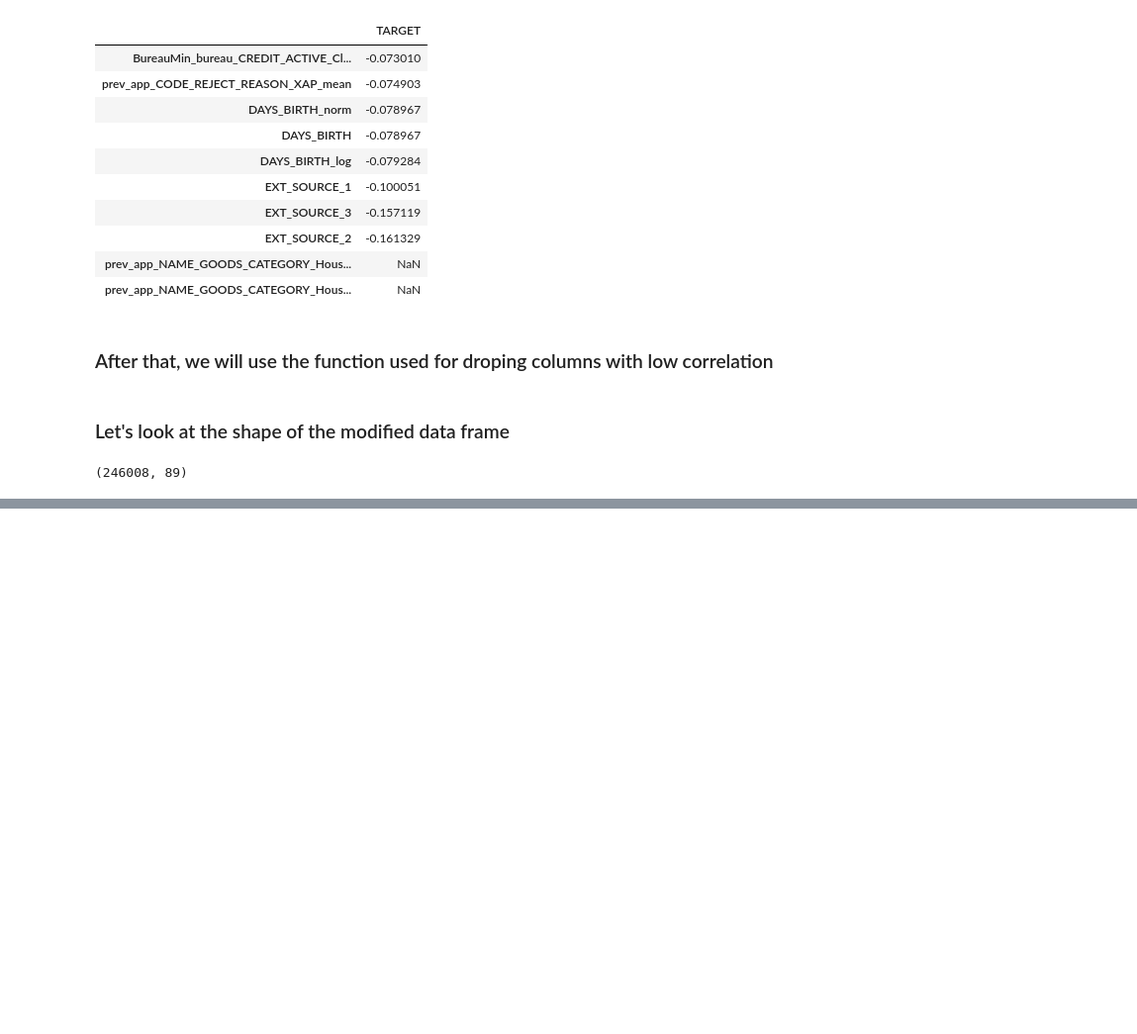
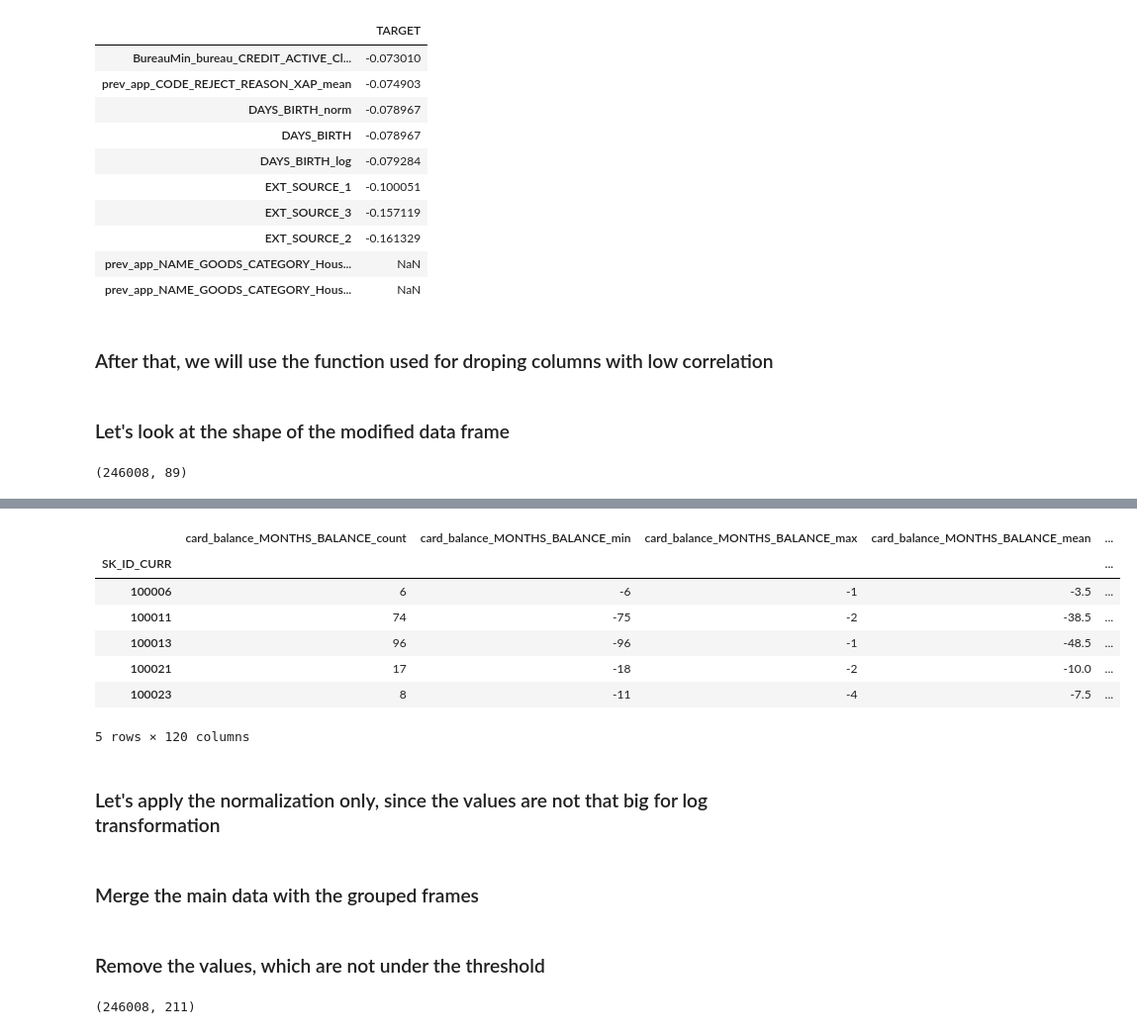
Before and after one commit to IML-Project/Home_Credit_Default_Risk_Project, a Jupyter notebook: FeatureEngineering.ipynb, the cells around one changed output, grey strips where cells are left out. Shown: that part at 99% size. Drawn from its saved outputs; the diff is of its cells as text; code cells hidden in the pictures; blank space fills up the shorter version.

```diff
--- a/FeatureEngineering.ipynb
+++ b/FeatureEngineering.ipynb
@@ -761,0 +834,5 @@ main_data.to_csv('./featureData.csv')
+# %%
+card_bal_obj_numr = group_numeric_values(credit_card_balance,
+                                      'card_balance',
+                                      groupby_id = 'SK_ID_CURR',
+                                      grouping_statistics = ['count', 'min', 'max', 'mean', 'median', 'sum'])
@@ -761,0 +860,13 @@ main_data.to_csv('./featureData.csv')
+# %%
+card_bal_obj_numr.head(5)
+# %% [output]
+|  | card_balance_MONTHS_BALANCE_count | card_balance_MONTHS_BALANCE_min | card_balance_MONTHS_BALANCE_max | card_balance_MONTHS_BALANCE_mean | ... |
+| SK_ID_CURR |  |  |  |  | ... |
+| 100006 | 6 | -6 | -1 | -3.5 | ... |
+| 100011 | 74 | -75 | -2 | -38.5 | ... |
+| 100013 | 96 | -96 | -1 | -48.5 | ... |
+| 100021 | 17 | -18 | -2 | -10.0 | ... |
+| 100023 | 8 | -11 | -4 | -7.5 | ... |
+5 rows × 120 columns
+# %% [markdown]
+### Let's apply the normalization only, since the values are not that big for log transformation
@@ -761,0 +877,2 @@ main_data.to_csv('./featureData.csv')
+# %% [markdown]
+### Merge the main data with the grouped frames
@@ -761,0 +883,2 @@ main_data.to_csv('./featureData.csv')
+# %% [markdown]
+### Remove the values, which are not under the threshold
@@ -761,0 +889,4 @@ main_data.to_csv('./featureData.csv')
+# %%
+main_data.shape
+# %% [output]
+(246008, 211)
```
Also changed, not shown: parts of 23 cells of this notebook.
